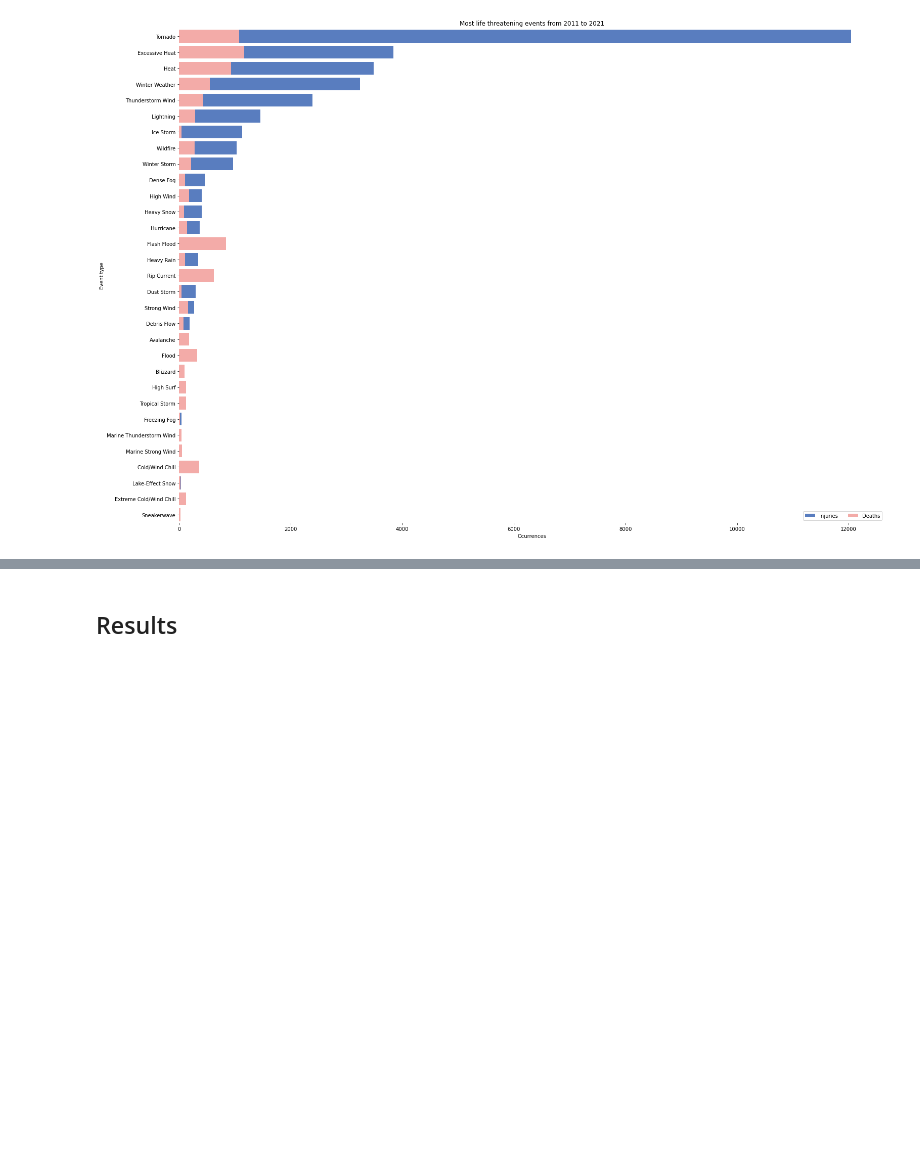
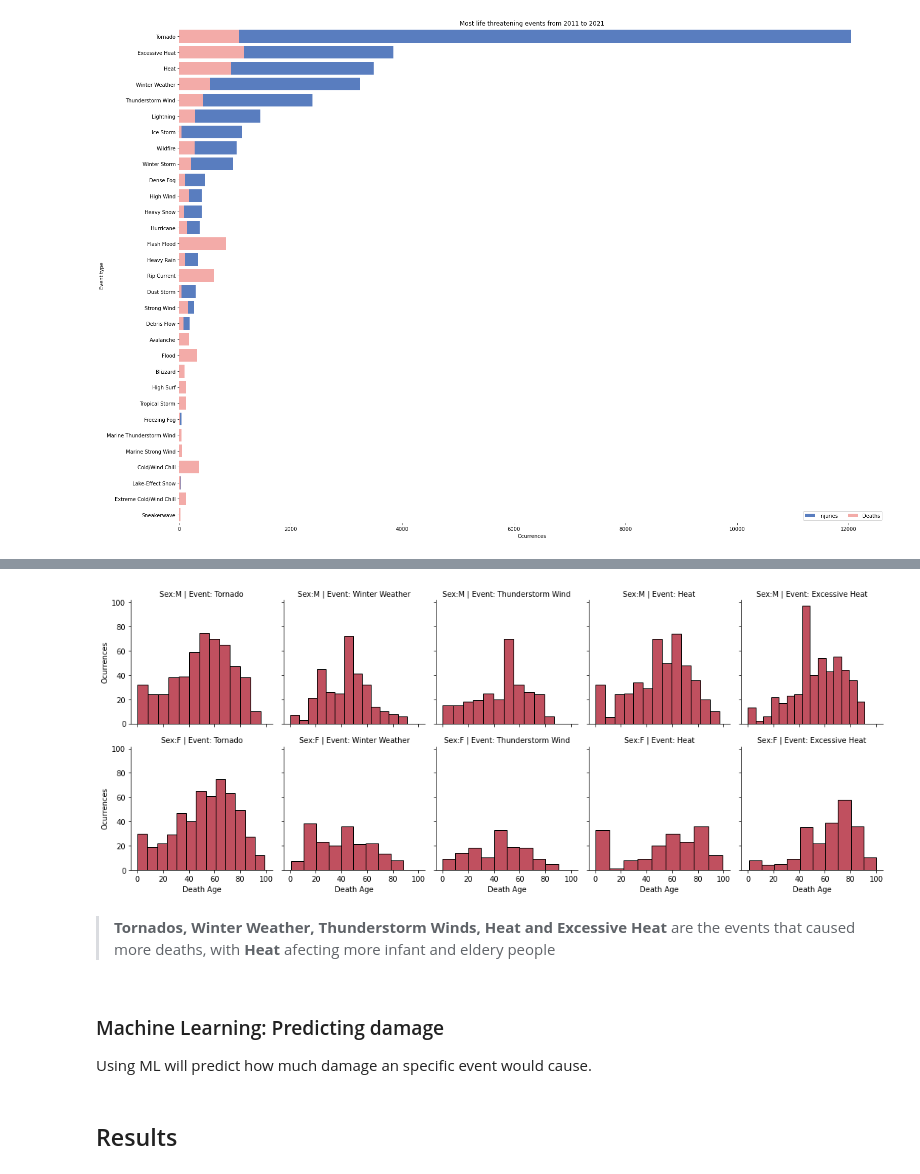
Before and after one commit to thiago-preira/UCDPA_ThiagoPereira, a Jupyter notebook: main.ipynb, the cells around one changed output, grey strips where cells are left out. Saved outputs shown, nothing was run; the diff lists cells and outputs as text; code cells hidden in the pictures; blank space fills up the shorter version.

```diff
--- a/main.ipynb
+++ b/main.ipynb
@@ -228,0 +253,2 @@ storm_details_df['DAMAGE_CROPS'] = storm_details_df['DAMAGE_CROPS'].apply(manage
+# %%
+storm_fatalities_df['FATALITY_AGE'] = storm_fatalities_df['FATALITY_AGE'].fillna(storm_fatalities_df['FATALITY_AGE'].mean())
@@ -349,3 +363,29 @@ full_df.shape
+# %%
+# extract types and events, merge
+sub_df = storm_details_df[['EVENT_ID','EVENT_TYPE']]
+storm_ft_df = merge((storm_fatalities_df,sub_df), "EVENT_ID")
+
+top_5_indices = threat_by_event['EVENT_TYPE'].unique()[:5]
+
+top_5_events = storm_ft_df.query('EVENT_TYPE in @top_5_indices')
+
+#distribuition of deaths by age and sex
+sns.set_color_codes("pastel")
+
+g = sns.FacetGrid(top_5_events, col="EVENT_TYPE",  row="FATALITY_SEX")
+g.map_dataframe(sns.histplot, x="FATALITY_AGE")
+
+g.set_axis_labels("Death Age", "Ocurrences")
+g.set_titles(col_template="Event: {col_name}", row_template="Sex:{row_name}")
+g.tight_layout()
+g.savefig("death_by_event_and_age.png")
+# %% [output]
+[figure, added]
+# %% [markdown]
+> **Tornados, Winter Weather, Thunderstorm Winds, Heat and Excessive Heat** are the events that caused more deaths, with **Heat** afecting more infant and eldery people
+# %% [markdown]
+### Machine Learning: Predicting damage
+Using ML will predict how much damage an specific event would cause.
 # %% [markdown]
 ## Results
 # %%
```
Also changed, not shown: parts of 12 cells of this notebook, 1 other file.
